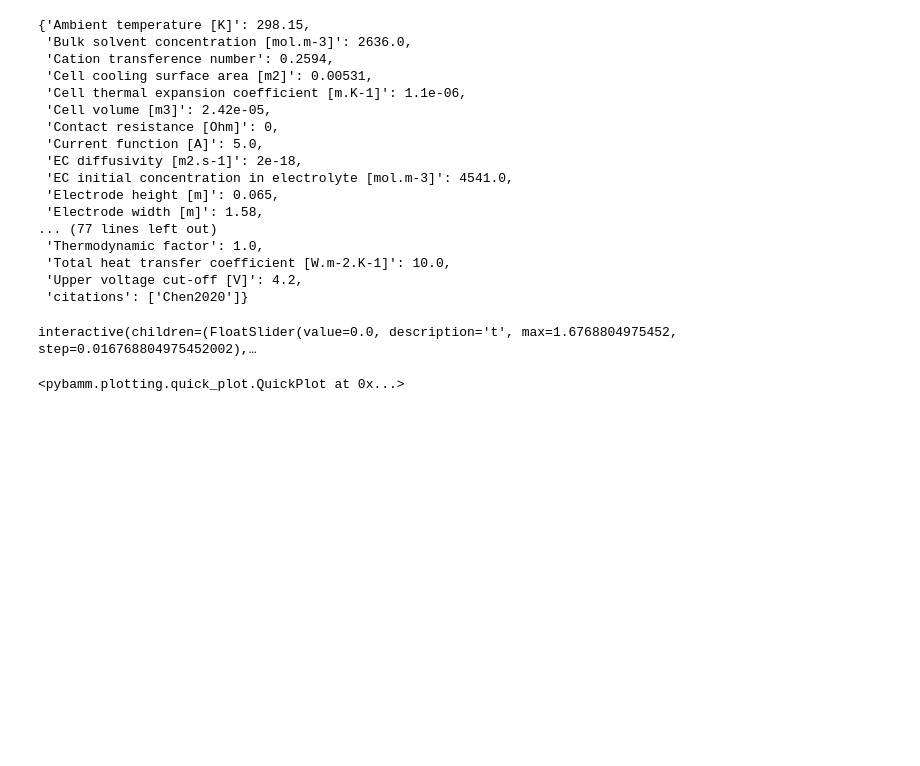
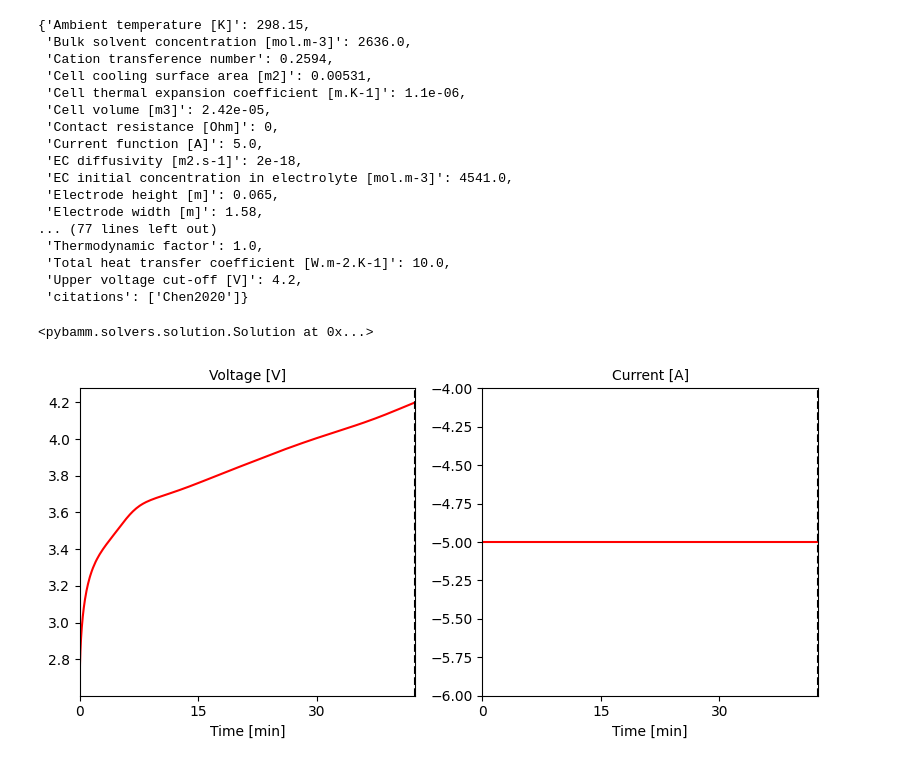
Before and after one commit to halbul01/Pybamm-Samples, a Jupyter notebook: 05_Run-Experiments_CCCV_02.ipynb, the cells around one changed output. Drawn from its saved outputs; the diff is of its cells as text; code cells hidden in the pictures; blank space fills up the shorter version.

Commit message:
1CCCV Solution

```diff
--- a/05_Run-Experiments_CCCV_02.ipynb
+++ b/05_Run-Experiments_CCCV_02.ipynb
@@ -37,7 +38,15 @@ model = pybamm.lithium_ion.DFN() # Create a DFN model
 sim = pybamm.Simulation(model, experiment=CCCV_Charging, parameter_values=parameter_values)
 # %%
 sim.solve() # Solve the simulation
-sim.plot() # Plot the results
+#sim.plot(["Voltage [V]", "Current [A]"], show_plot=True) # Plot the results in subplots
 # %% [output]
-interactive(children=(FloatSlider(value=0.0, description='t', max=1.6768804975452, step=0.016768804975452002),…
+<pybamm.solvers.solution.Solution at 0x...>
-<pybamm.plotting.quick_plot.QuickPlot at 0x...>
+# %%
+sim.solution.cycles
+CC_Phase = sim.solution.cycles[0] # Get the first cycle (CC Phase) from the solution object
+CV_Phase = sim.solution.cycles[1] # Get the second cycle (CV Phase) from the solution object
+# %%
+qp_CC = pybamm.QuickPlot(CC_Phase,output_variables=["Voltage [V]", "Current [A]"], time_unit="minutes")
+qp_CC.plot(qp_CC.max_t) # Plot the voltage and current over time for CC Phase
+# %% [output]
+[figure, added]
```
Also changed, not shown: parts of 2 cells of this notebook.
